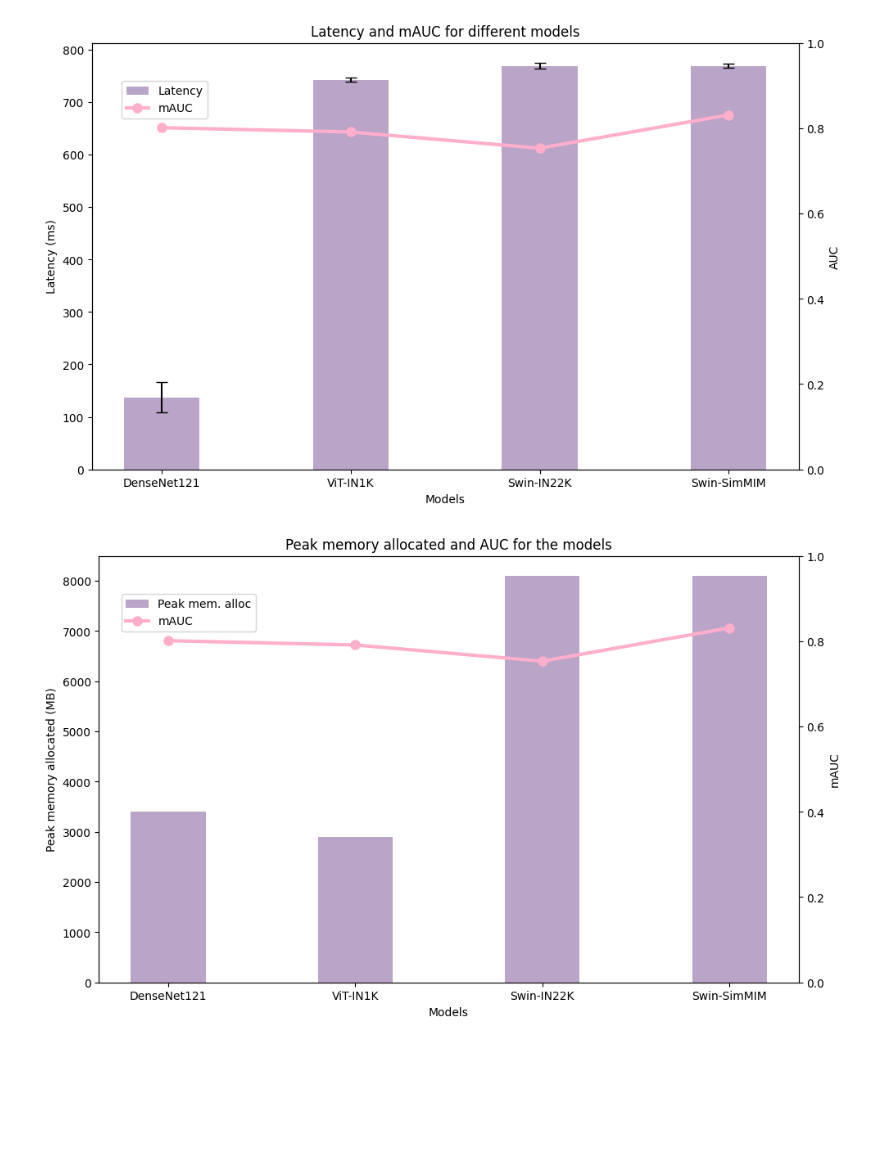
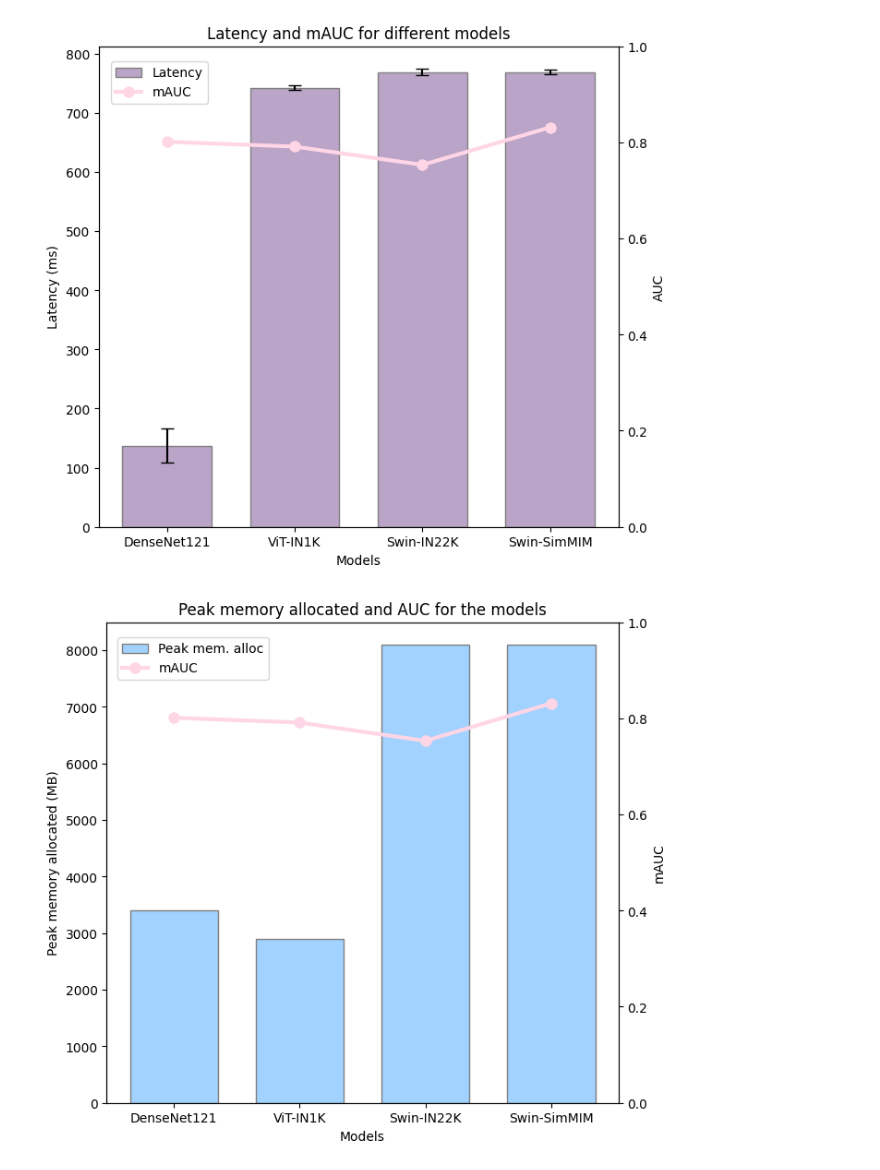
Before and after one commit to taheeraahmed/master-thesis, a Jupyter notebook: 01-multi-label/notebook/evaluation/evaluation-results.ipynb, the cells around one changed output. Drawn from its saved outputs; the diff is of its cells as text; code cells hidden in the pictures; blank space fills up the shorter version.

```diff
--- a/01-multi-label/notebook/evaluation/evaluation-results.ipynb
+++ b/01-multi-label/notebook/evaluation/evaluation-results.ipynb
@@ -1,51 +5,49 @@
 # %%
-import matplotlib.pyplot as plt
-
-# Data for the plot
 metrics = ["DenseNet121", "ViT-IN1K", "Swin-IN22K", "Swin-SimMIM"]
+models = metrics
 latency_values = [137, 742, 769, 769]
 auc_values = [0.801, 0.791, 0.753, 0.831]
 peak_mem_alloc_values = [3410, 2900, 8095, 8095]
 latency_std = [29, 4, 5, 4]  # Standard deviation for latency
-
+peak_mem_res_values = [5207, 13350, 13349, 13350]
 # Colors
-line_color = '#FFAFCC'
+line_color = '#FFD6E5'
 bar_color = '#BAA4C7'
 # %%
+fig, ax1 = plt.subplots(figsize=(7, 6))
 
-fig, ax1 = plt.subplots(figsize=(10, 6))
-
-bar_width = 0.4
+bar_width = 0.7
 opacity = 1
 
 ax1.set_xlabel('Models')
 ax1.set_ylabel('Latency (ms)')
-bars = ax1.bar(metrics, latency_values, bar_width, alpha=opacity, color=bar_color, yerr=latency_std, capsize=5, label='Latency')
+bars = ax1.bar(metrics, latency_values, bar_width, alpha=opacity, color=bar_color, edgecolor='grey',yerr=latency_std, capsize=5, label='Latency')
 ax1.tick_params(axis='y')
 
 # Plotting AUC as line
 ax2 = ax1.twinx()
 ax2.set_ylabel('AUC')
 ax2.plot(metrics, auc_values, color=line_color, marker='o', linestyle='-', linewidth=3, markersize=8, label='mAUC')
 ax2.tick_params(axis='y')
 ax2.set_ylim(0, 1)
 
 fig.tight_layout()
-fig.legend(loc='upper left', bbox_to_anchor=(0.1,0.9))
+fig.legend(loc='upper left', bbox_to_anchor=(0.11,0.95))
 
 plt.title('Latency and mAUC for different models')
 plt.savefig("latency-mauc.png")
 # %% [output]
-[figure, old version]
+[figure, new version]
 # %%
-fig, ax1 = plt.subplots(figsize=(10, 6))
+bar_color="#A2D2FF"
+fig, ax1 = plt.subplots(figsize=(7, 6))
 
-bar_width = 0.4
+bar_width = 0.7
 opacity = 1
 
 ax1.set_xlabel('Models')
 ax1.set_ylabel('Peak memory allocated (MB)')
-bars = ax1.bar(metrics, peak_mem_alloc_values, bar_width, alpha=opacity, color=bar_color, label='Peak mem. alloc')
+bars = ax1.bar(metrics, peak_mem_alloc_values, bar_width, alpha=opacity, color=bar_color, edgecolor='grey', label='Peak mem. alloc')
 ax1.tick_params(axis='y')
 
 # Plotting AUC as line
@@ -56,9 +58,9 @@ ax2.tick_params(axis='y')
 ax2.set_ylim(0, 1)
 
 fig.tight_layout()
-fig.legend(loc='upper left', bbox_to_anchor=(0.1,0.9))
+fig.legend(loc='upper left', bbox_to_anchor=(0.12,0.95))
 
 plt.title('Peak memory allocated and AUC for the models')
 plt.savefig("peak-mem-alloc-auc.png")
 # %% [output]
-[figure, old version]
+[figure, new version]
```
Also changed, not shown: parts of 3 cells of this notebook.
